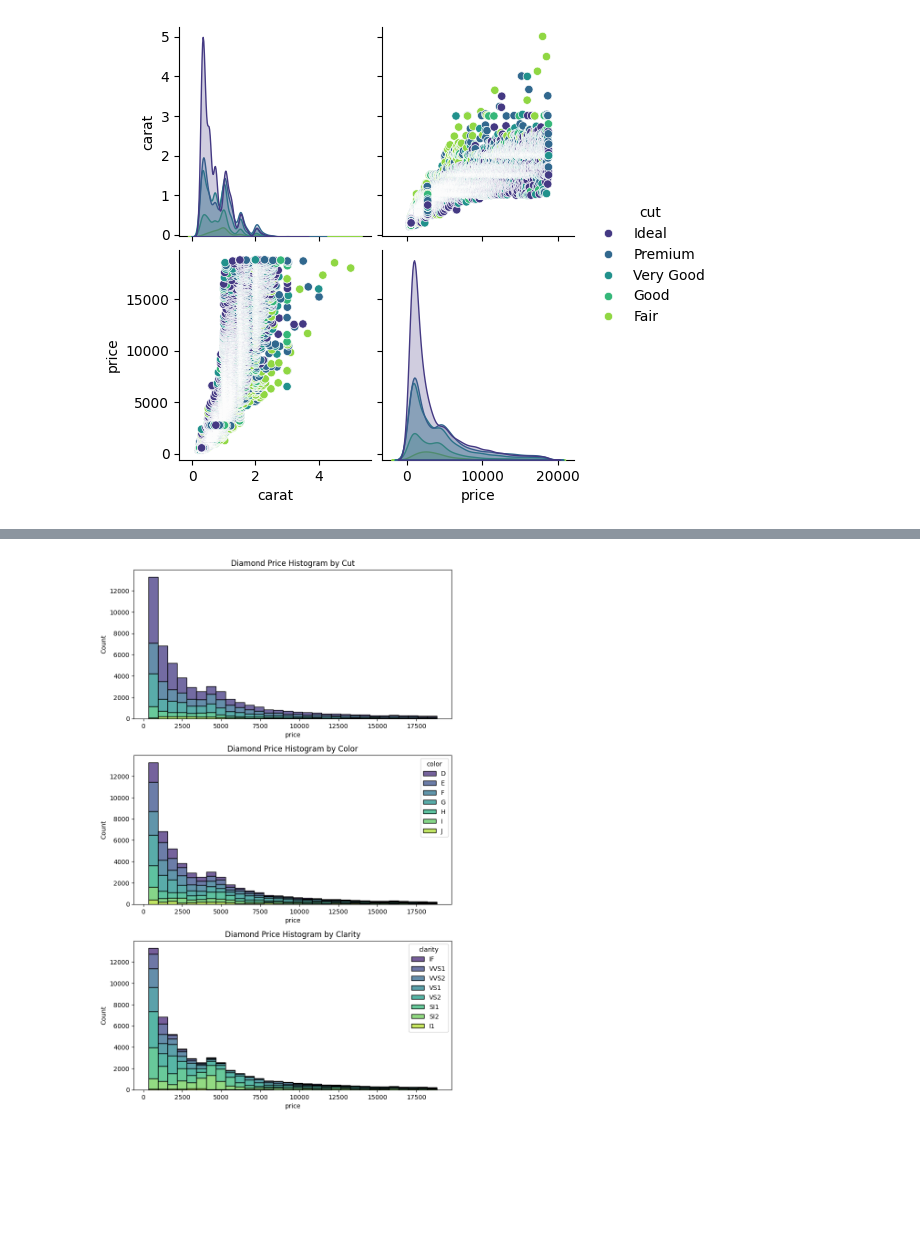
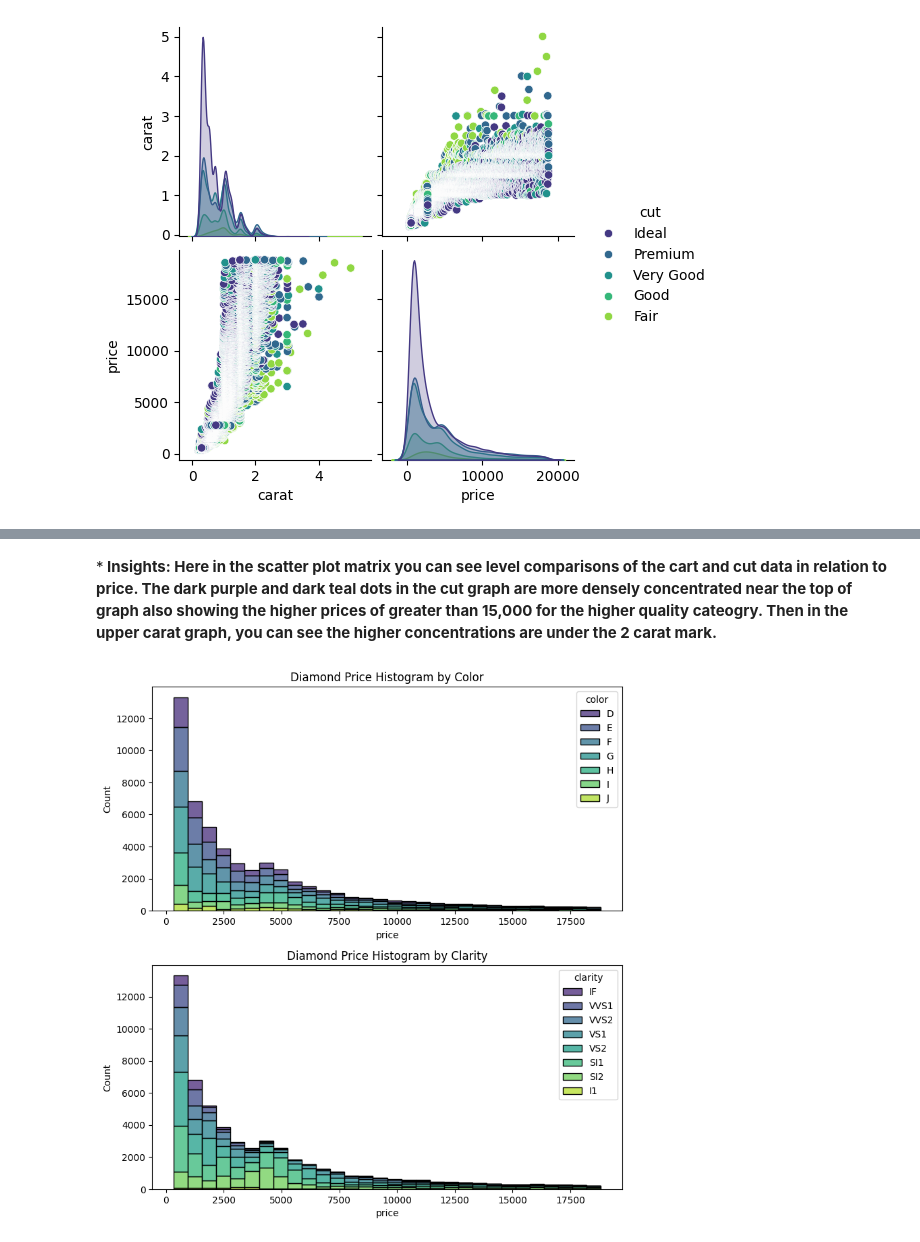
Before and after one commit to S572396/datafun-06-eda, a Jupyter notebook: sandraruiz_eda.ipynb/Untitled.ipynb, the cells around one changed output, grey strips where cells are left out. Cells and saved outputs as stored; diff of their text form; code cells hidden in the pictures; blank space fills up the shorter version.

Commit message:
2 histograms added in and README.md update

```diff
--- a/sandraruiz_eda.ipynb/Untitled.ipynb
+++ b/sandraruiz_eda.ipynb/Untitled.ipynb
@@ -262,28 +228,26 @@ Passing `palette` without assigning `hue` is deprecated and will be removed in v
+# %% [markdown]
+*<b> Insights: Here in the scatter plot matrix you can see level comparisons of the cart and cut data in relation to price. The dark purple and dark teal dots in the cut graph are more densely concentrated near the top of graph also showing the higher prices of greater than 15,000 for the higher quality cateogry. Then in the upper carat graph, you can see the higher concentrations are under the 2 carat mark.
 # %%
 import seaborn as sns
 import matplotlib.pyplot as plt
 
 # Load the diamonds dataset into a pandas DataFrame
 df = sns.load_dataset('diamonds')
 
-# Create histograms for cut, color, and clarity
+# Create histograms for color, and clarity
 plt.figure(figsize=(8, 16))
 
-plt.subplot(4, 1, 1)
-sns.histplot(x='price', data=df, hue='cut', multiple='stack', palette='viridis', bins=30, legend=False)
-plt.title('Diamond Price Histogram by Cut')
 
 plt.subplot(4, 1, 2)
 sns.histplot(x='price', data=df, hue='color', multiple='stack', palette='viridis', bins=30)
 plt.title('Diamond Price Histogram by Color')
 
 plt.subplot(4, 1, 3)
 sns.histplot(x='price', data=df, hue='clarity', multiple='stack', palette='viridis', bins=30)
 plt.title('Diamond Price Histogram by Clarity')
 
 
-# Adjust layout and display the plot
 plt.tight_layout()
 plt.show()
 # %% [output]
-[figure, old version]
+[figure, new version]
```
Also changed, not shown: parts of 21 cells of this notebook, 1 other file.
